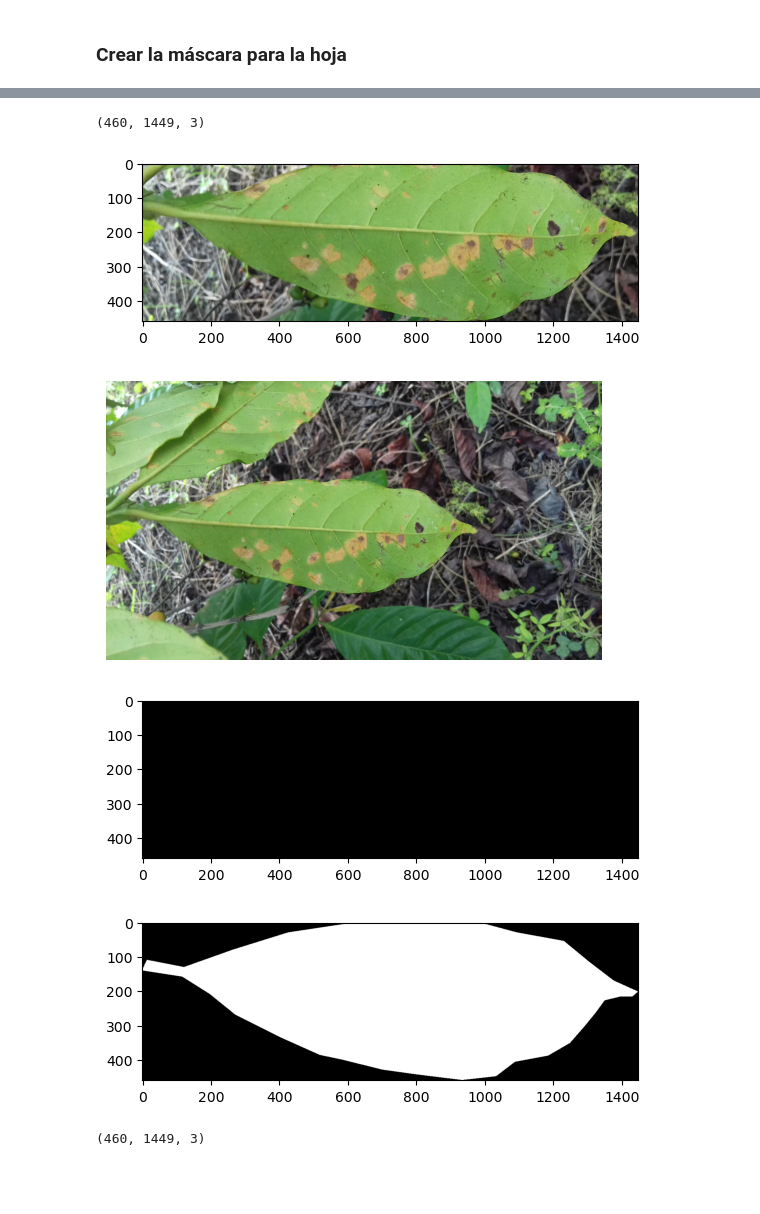
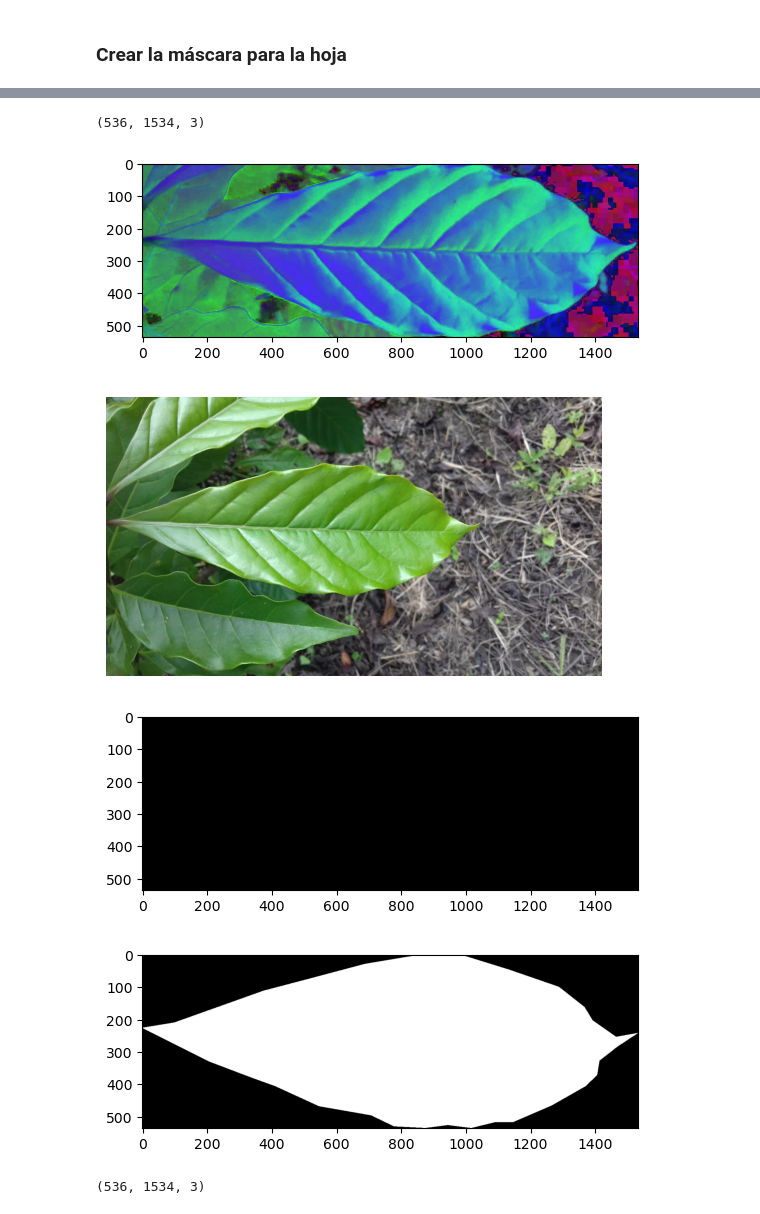
Before and after one commit to LindermanDgz/coffee-leaves-classification, a Jupyter notebook: coffee-leaves-classification.ipynb, the cells around one changed output, grey strips where cells are left out. Drawn from its saved outputs; the diff is of its cells as text; code cells hidden in the pictures; blank space fills up the shorter version.

```diff
--- a/coffee-leaves-classification.ipynb
+++ b/coffee-leaves-classification.ipynb
@@ -65,7 +65,7 @@ class CoffeeLeaf:
 # %%
 # REMOVER una vez que el proceso esté listo para aplicarse de manera general, es decir,
 # trabajar temporalmente con una sola hoja, para reducir el tiempo de procesamiento
-annotations = [annotations[1]]
+annotations = [annotations[2]]
 # %%
 IMAGES_PATH = "../rocole_photos/"
 
@@ -107,7 +107,7 @@ polygon = np.array(polygon_points)
 # %%
 x,y,w,h = cv2.boundingRect(polygon)
 # %%
-cropped_image = coffee_leaf.image_rgb[y:y+h, x:x+w].copy()
+cropped_image = coffee_leaf.image_hsv[y:y+h, x:x+w].copy()
 #show_image(cropped_image)
 plt.imshow(cropped_image, cmap='gray')
 plt.show()
@@ -127,7 +127,7 @@ mask = np.zeros(cropped_image.shape, np.uint8)
 # %%
 mask.shape
 # %% [output]
-(460, 1449, 3)
+(536, 1534, 3)
 # %%
 image_contours = cropped_image.copy()
 CONTOURS = -1 # All contours
@@ -135,19 +135,19 @@ COLOR = (255, 255, 255) # White
 THICKNESS = 5
 ret = cv2.drawContours(image_contours, [polygon], CONTOURS, COLOR, THICKNESS)
 # %%
-plt.imshow(cropped_image)
+plt.imshow(cropped_image, cmap='hsv')
 plt.show()
 # %% [output]
-[figure, old version]
+[figure, new version]
 # %%
 show_image(coffee_leaf.image_rgb)
 # %% [output]
-[figure, old version]
+[figure, new version]
 # %%
 plt.imshow(mask, cmap='gray')
 plt.show()
 # %% [output]
-[figure, old version]
+[figure, new version]
 # %%
 CONTOURS = -1 # All contours
 COLOR = (255, 255, 255) # White
@@ -157,10 +157,10 @@ image_contour = cv2.drawContours(mask, [polygon], CONTOURS, COLOR, THICKNESS)
 plt.imshow(mask, cmap='gray')
 plt.show()
 # %% [output]
-[figure, old version]
+[figure, new version]
 # %%
 roi = cv2.bitwise_and(cropped_image, mask)
 # %%
 roi.shape
 # %% [output]
-(460, 1449, 3)
+(536, 1534, 3)
```
Also changed, not shown: parts of 8 cells of this notebook.
